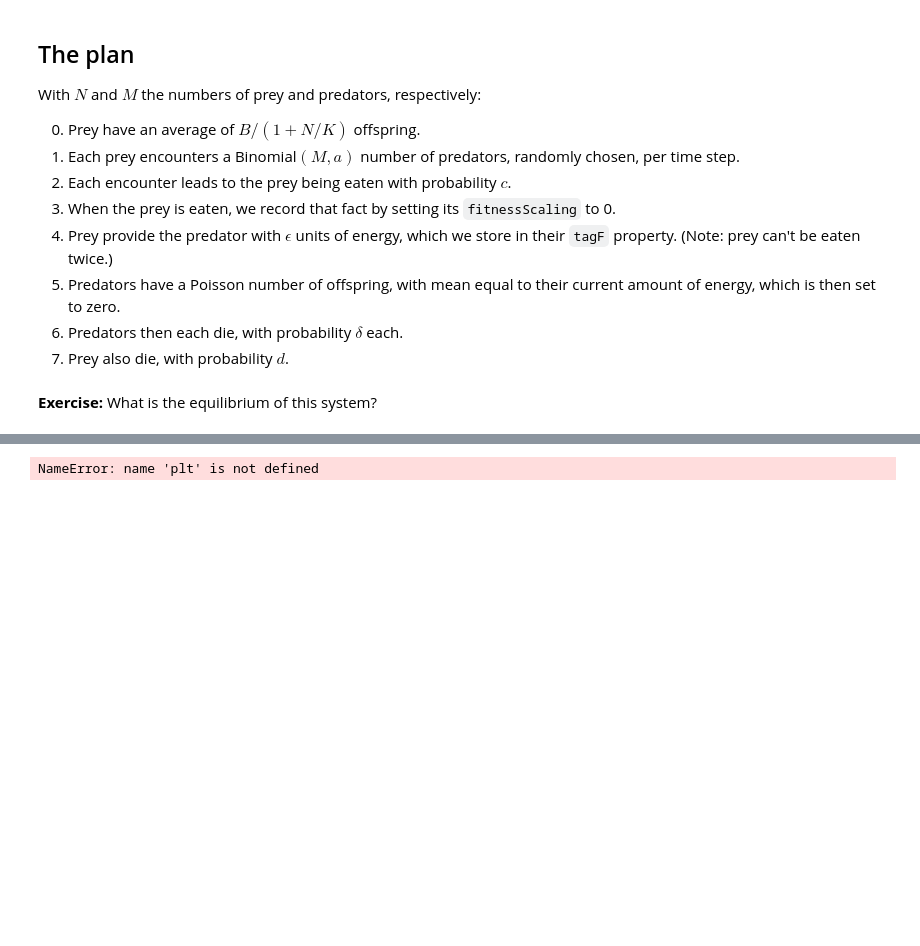
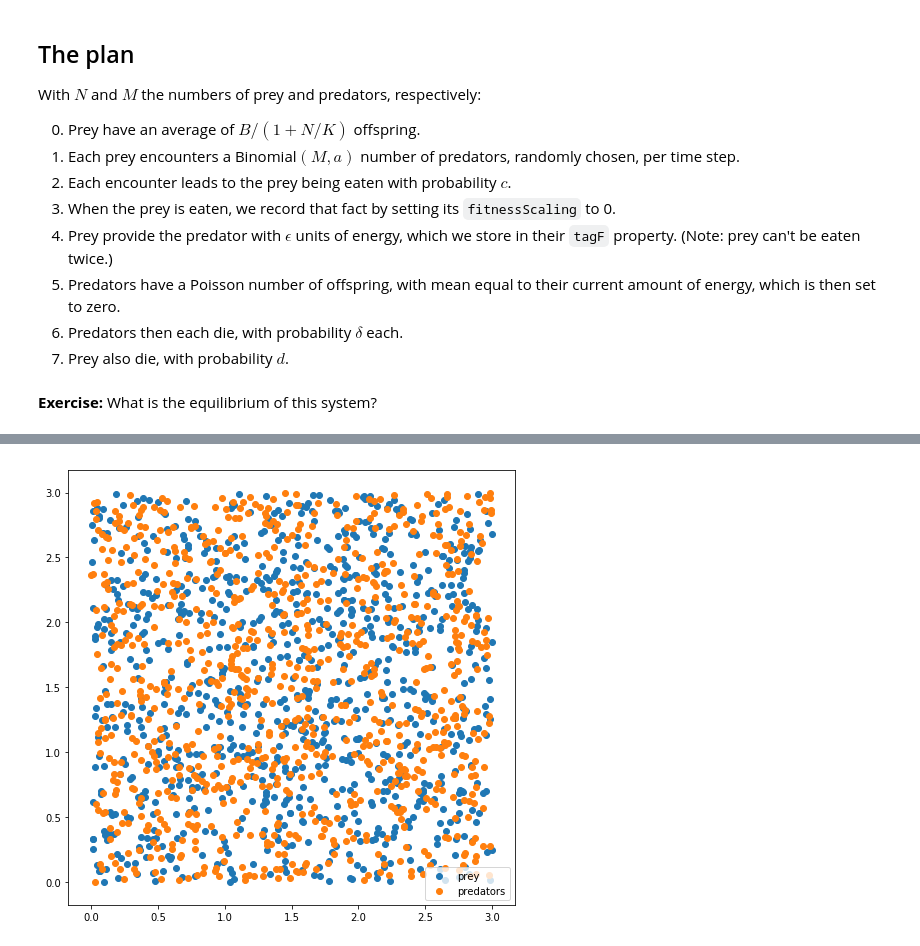
Before and after one commit to petrelharp/popbio, a Jupyter notebook: notebooks/space_with_slim.ipynb, the cells around one changed output, grey strips where cells are left out. Cells and saved outputs as stored; diff of their text form; code cells hidden in the pictures; blank space fills up the shorter version.

```diff
--- a/notebooks/space_with_slim.ipynb
+++ b/notebooks/space_with_slim.ipynb
@@ -455,17 +453,17 @@ Writing out prey, predator numbers to pp_nums.txt and pp_pred.txt and pp_prey.tx
 # %%
 prey = np.loadtxt("pp_prey.txt", skiprows=1)
 prey_t = prey[:, 0]
 prey_xy = prey[:, 1:3]
 pred = np.loadtxt("pp_pred.txt", skiprows=1)
 pred_t = pred[:, 0]
 pred_xy = pred[:, 1:3]
 
 fig, ax = plt.subplots()
-prey_points = ax.scatter(prey_xy[prey_t == 0], label='prey')
-pred_points = ax.scatter(pred_xy[pred_t == 0], label='predators')
+prey_points = ax.scatter(prey_xy[prey_t == 1, 0], prey_xy[prey_t == 1, 1], label='prey')
+pred_points = ax.scatter(pred_xy[pred_t == 1, 0], pred_xy[pred_t == 1, 1], label='predators')
 ax.legend();
 # %% [output]
-NameError: name 'plt' is not defined
+[figure, added]
 # %%
 import matplotlib.animation as ani
 from IPython.display import HTML
```
Also changed, not shown: parts of 8 cells of this notebook.
